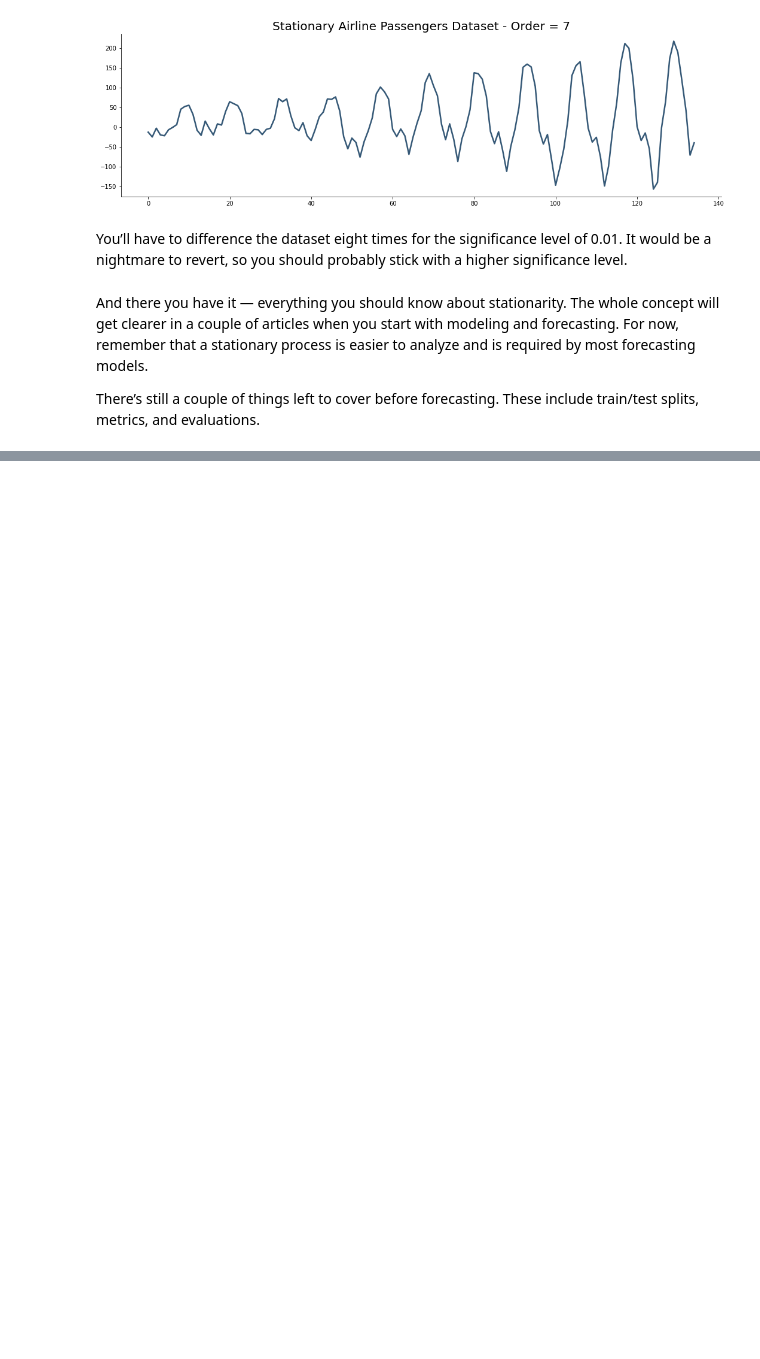
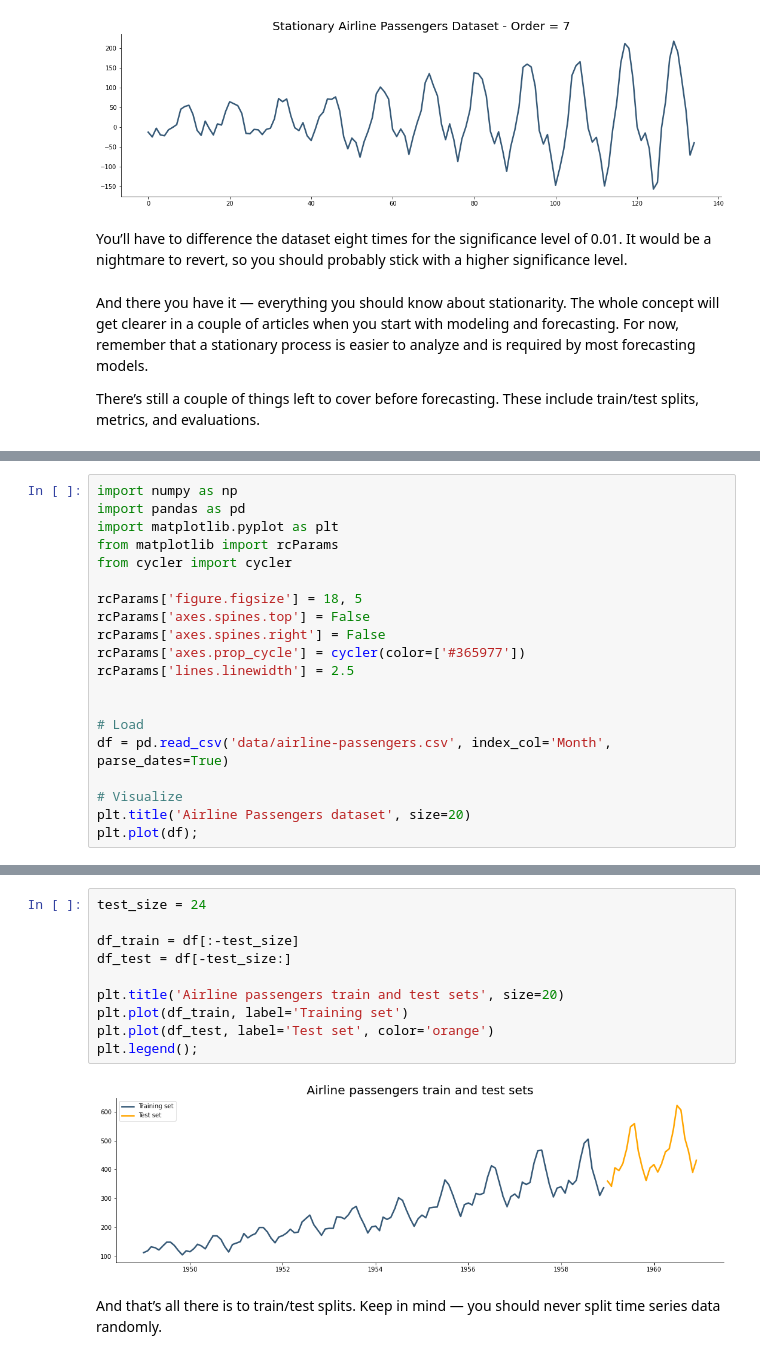
Before and after one commit to rfbaeta/codes-playground, a Jupyter notebook: toward_time_series.ipynb, the cells around one changed output, grey strips where cells are left out. Saved outputs shown, nothing was run; the diff lists cells and outputs as text; blank space fills up the shorter version.

Commit message:
time series

```diff
--- a/toward_time_series.ipynb
+++ b/toward_time_series.ipynb
@@ -877,0 +888,20 @@ There’s still a couple of things left to cover before forecasting. These inclu
+# %%
+import numpy as np
+import pandas as pd
+import matplotlib.pyplot as plt
+from matplotlib import rcParams
+from cycler import cycler
+
+rcParams['figure.figsize'] = 18, 5
+rcParams['axes.spines.top'] = False
+rcParams['axes.spines.right'] = False
+rcParams['axes.prop_cycle'] = cycler(color=['#365977'])
+rcParams['lines.linewidth'] = 2.5
+
+
+# Load
+df = pd.read_csv('data/airline-passengers.csv', index_col='Month', parse_dates=True)
+
+# Visualize
+plt.title('Airline Passengers dataset', size=20)
+plt.plot(df);
@@ -877,0 +910,14 @@ There’s still a couple of things left to cover before forecasting. These inclu
+# %%
+test_size = 24
+
+df_train = df[:-test_size]
+df_test = df[-test_size:]
+
+plt.title('Airline passengers train and test sets', size=20)
+plt.plot(df_train, label='Training set')
+plt.plot(df_test, label='Test set', color='orange')
+plt.legend();
+# %% [output]
+[figure, added]
+# %% [markdown]
+And that’s all there is to train/test splits. Keep in mind — you should never split time series data randomly.
```
Also changed, not shown: parts of 44 cells of this notebook.
